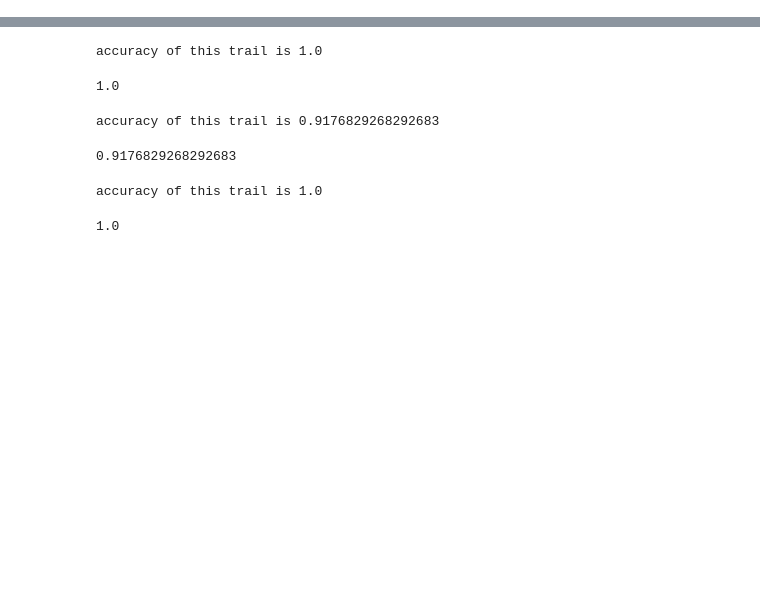
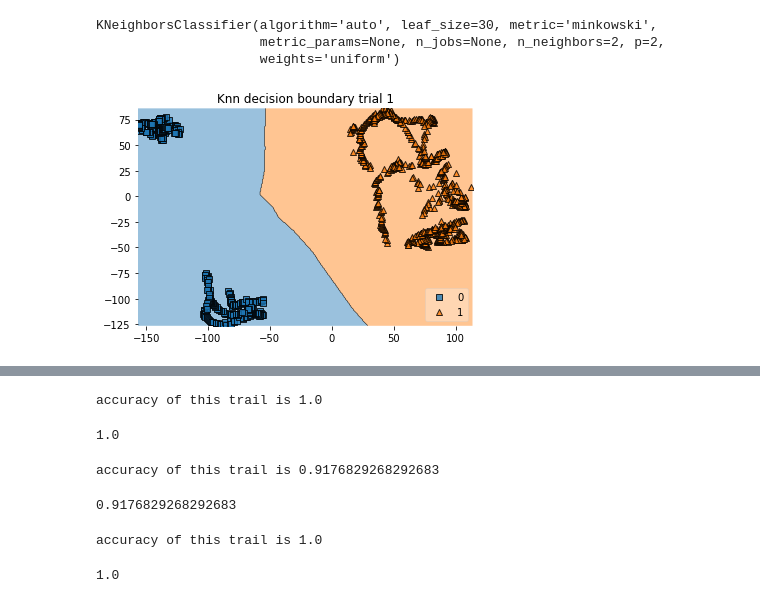
Before and after one commit to LeoGao1/COGS118B_Final_Project, a Jupyter notebook: notebooks/knnwithsklearn.ipynb, the cells around one changed output, grey strips where cells are left out. Saved outputs shown, nothing was run; the diff lists cells and outputs as text; code cells hidden in the pictures; blank space fills up the shorter version.

Commit message:
modified:   notebooks/calculate_metrics.ipynb 	modified:   notebooks/final.ipynb 	modified:   notebooks/knnwithsklearn.ipynb 	modified:   notebooks/pic_to_npy.ipynb

```diff
--- a/notebooks/knnwithsklearn.ipynb
+++ b/notebooks/knnwithsklearn.ipynb
@@ -49,0 +82,19 @@ def knnwithsklearn(x_train,y_train,x_test,y_test):
+# %%
+knn = KNeighborsClassifier(n_neighbors=2)
+knn.fit(x_train, y_train1)
+# %% [output]
+KNeighborsClassifier(algorithm='auto', leaf_size=30, metric='minkowski',
+                     metric_params=None, n_jobs=None, n_neighbors=2, p=2,
+                     weights='uniform')
+# %%
+vecs = PCA_calcV(2,x_train1)
+x_train = PCA_transform(vecs,x_train1)
+x_test = PCA_transform(vecs,x_test1)
+# %%
+plot_decision_regions(x_train,y_train1,clf = knn,
+                      legend = 4)
+plt.title('Knn decision boundary trial 1')
+
+plt.show()
+# %% [output]
+[figure, added]
```
Also changed, not shown: parts of 5 cells of this notebook, 3 other files.
